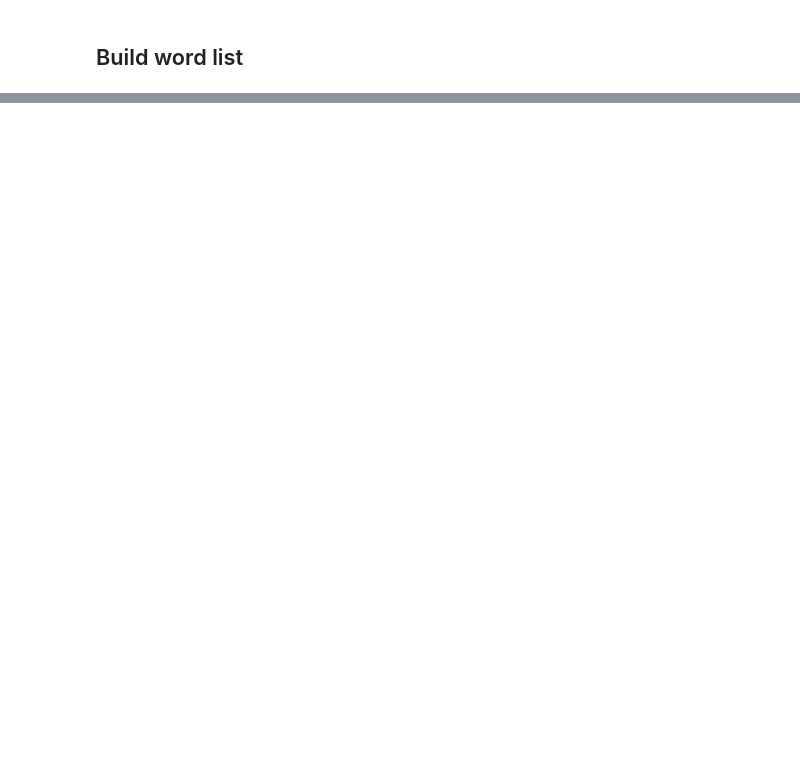
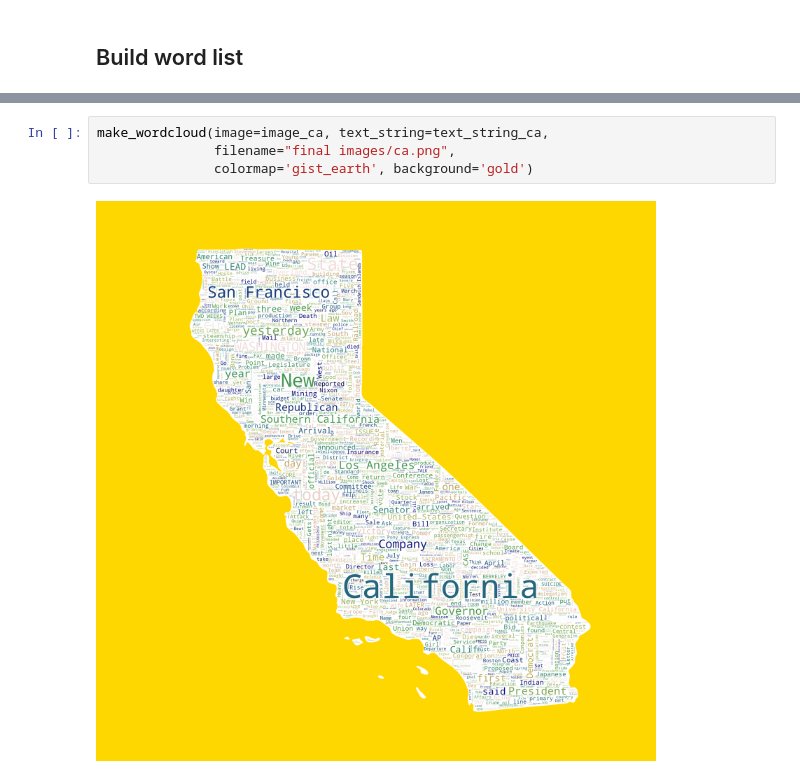
Before and after one commit to tsennott/etc_projects, a Jupyter notebook: Wordart/wordart_example.ipynb, the cells around one changed output, grey strips where cells are left out. Saved outputs shown, nothing was run; the diff lists cells and outputs as text; blank space fills up the shorter version.

```diff
--- a/Wordart/wordart_example.ipynb
+++ b/Wordart/wordart_example.ipynb
@@ -102,0 +162,6 @@ plt.show()
+# %%
+make_wordcloud(image=image_ca, text_string=text_string_ca,
+               filename="final images/ca.png",
+               colormap='gist_earth', background='gold')
+# %% [output]
+[figure, added]
```
Also changed, not shown: parts of 17 cells of this notebook, 36 other files.
